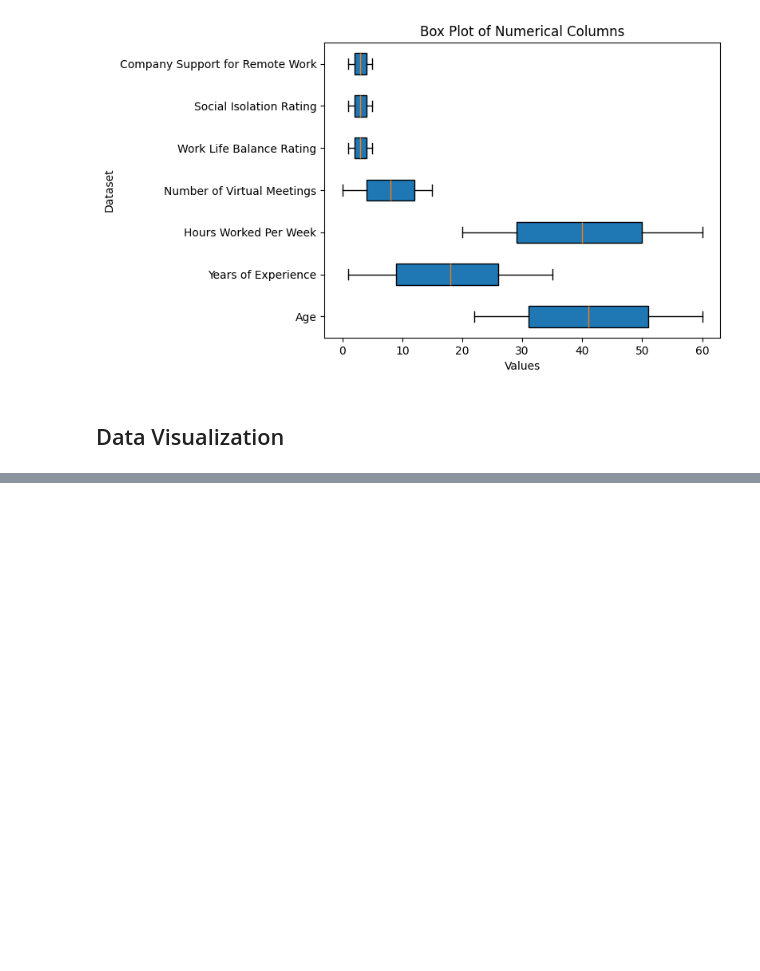
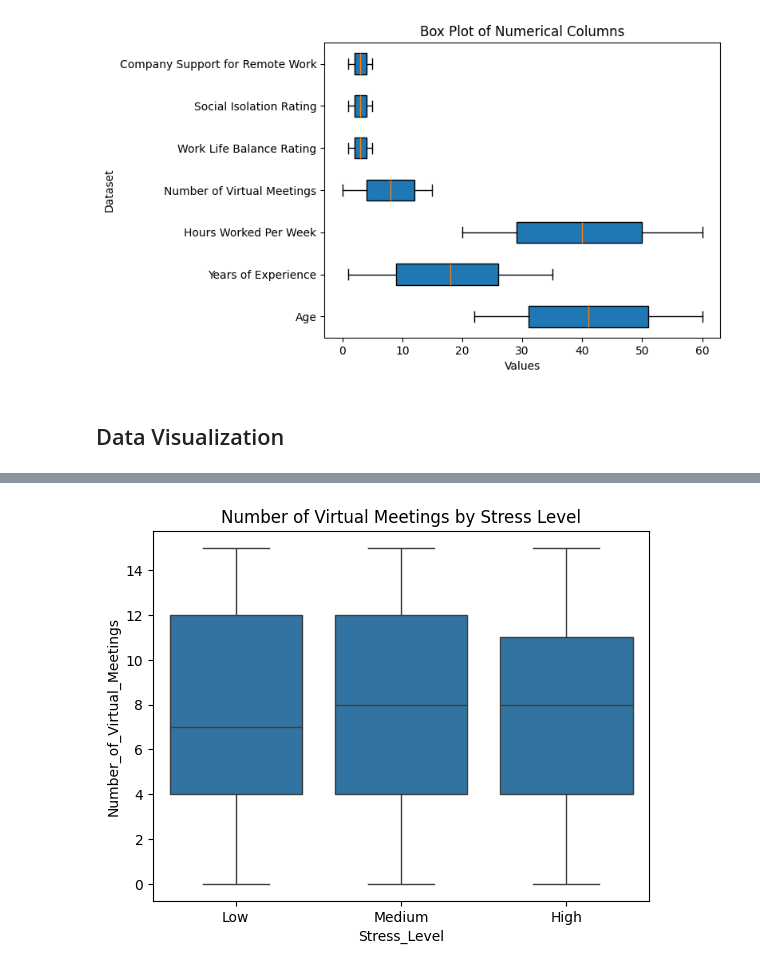
Before and after one commit to vincentadufour/CS39AE-Data-Visualization, a Jupyter notebook: Projects/Remote Work Effect on Mental Health/project1.ipynb, the cells around one changed output, grey strips where cells are left out. Drawn from its saved outputs; the diff is of its cells as text; code cells hidden in the pictures; blank space fills up the shorter version.

```diff
--- a/Projects/Remote Work Effect on Mental Health/project1.ipynb
+++ b/Projects/Remote Work Effect on Mental Health/project1.ipynb
@@ -158,0 +272,9 @@ plt.show()
+# %%
+
+filled_data['Stress_Level'] = pd.Categorical(filled_data['Stress_Level'], categories=['Low', 'Medium', 'High'], ordered=True)
+sns.boxplot(data=filled_data, x='Stress_Level', y='Number_of_Virtual_Meetings')
+
+plt.title('Number of Virtual Meetings by Stress Level')
+plt.show()
+# %% [output]
+[figure, added]
```
Also changed, not shown: parts of 5 cells of this notebook, 1 other file.
